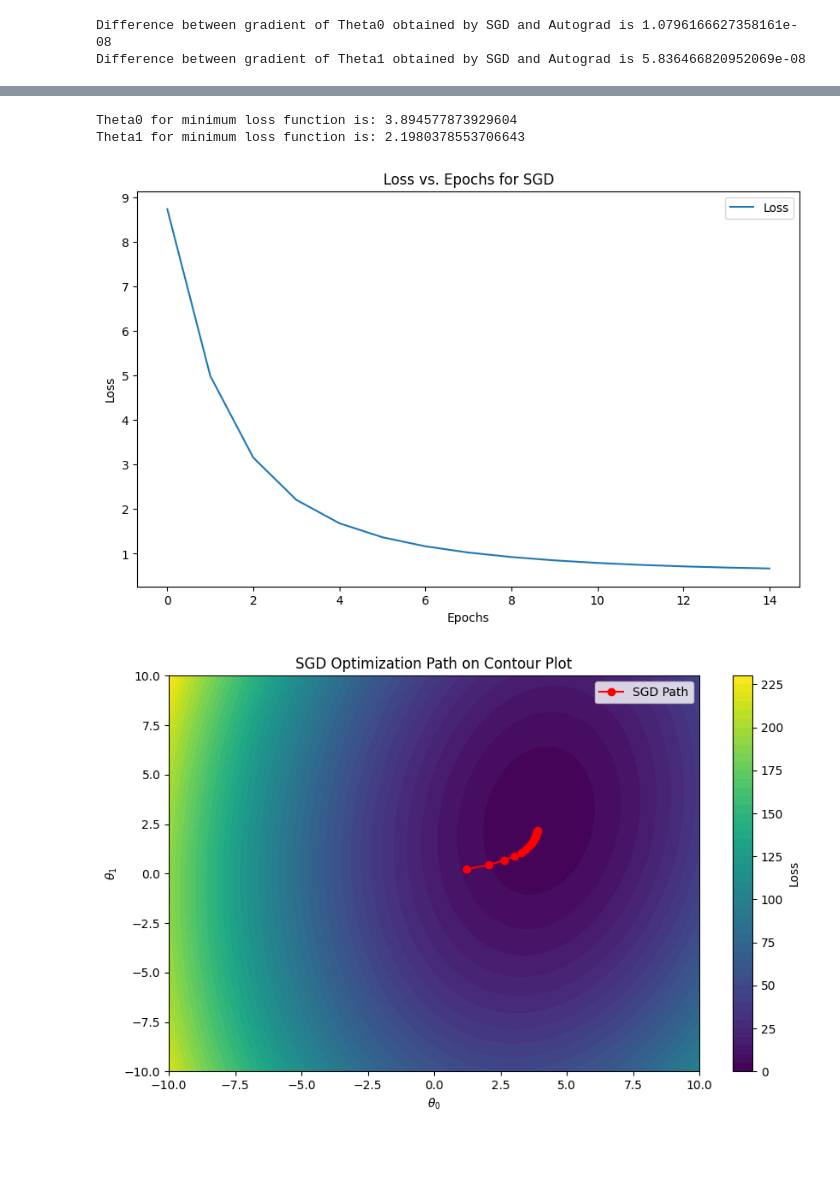
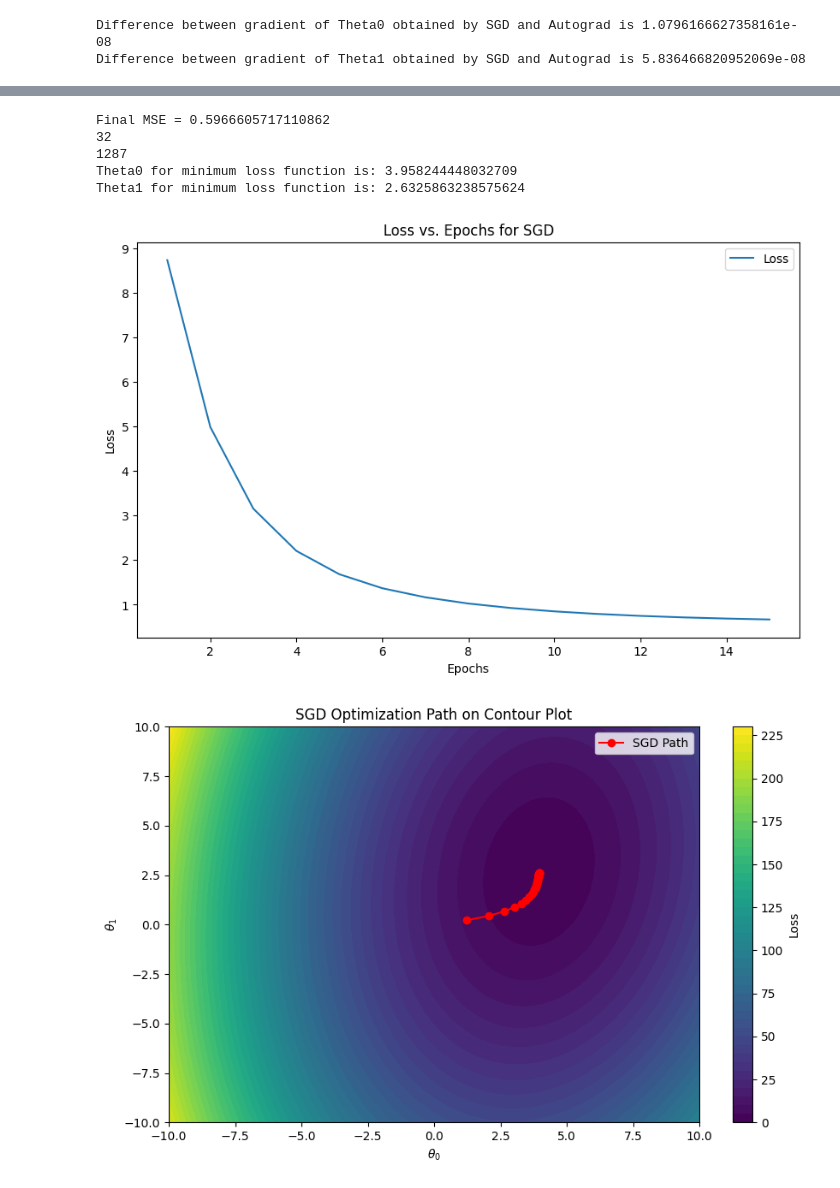
Before and after one commit to Reckadon/ES335-ML-Assignment-2, a Jupyter notebook: Task_1.ipynb, the cells around one changed output, grey strips where cells are left out. Drawn from its saved outputs; the diff is of its cells as text; code cells hidden in the pictures; blank space fills up the shorter version.

```diff
--- a/Task_1.ipynb
+++ b/Task_1.ipynb
@@ -59,9 +89,10 @@ As we can see the difference between the values obtained by Stochastic Gradient
 # %%
-ytensor = ytensor.detach().numpy()
-x = x.detach().numpy()
+if ytensor.dtype == torch.float64:
+    ytensor = ytensor.detach().numpy()
+    x = x.detach().numpy()
 theta0_fgd = 0
 theta1_fgd = 0
-lr = 0.01
+lr = 0.1
 theta0_vals = []
 theta1_vals = []
 loss_vals = []
@@ -73,12 +104,14 @@ for i in range(2000):
     theta1_vals.append(theta1_fgd)
     loss_vals.append(((ytensor - ypred) ** 2).mean())
     if abs(minloss - ((ytensor-ypred)**2).mean()) <0.001:
+        print(((ytensor-ypred)**2).mean())
+        print(i)
         break
 print(f"Theta0 for minimum loss function is: {theta0_fgd}")
 print(f"Theta1 for minimum loss function is: {theta1_fgd}")
 
 plt.figure(figsize=(10, 6))
-plt.plot(range(15), loss_vals[0:15], label='Loss')
+plt.plot(range(1,16), loss_vals[0:15], label='Loss')
 plt.xlabel('Epochs')
 plt.ylabel('Loss')
 plt.title('Loss vs. Epochs')
@@ -103,4 +136,9 @@ plt.ylabel(r'$\theta_1$')
 plt.title('Gradient Descent Optimization Path')
 plt.legend()
 plt.show()
+plt.scatter(x1,y)
+line = theta0_fgd + theta1_fgd*x1
+plt.plot(x1,line,'r')
+plt.title('Line fitted on data by vanilla gradient descent')
+plt.show()
 # %% [output]
@@ -113,53 +154,65 @@ theta0_sgd = 0
 theta1_sgd = 0
 theta0_vals = []
 theta1_vals = []
-loss_vals = []
-for epoch in range(15):
+loss_valsgd = []
+lr = 0.01
+for epoch in range(2000):
     for i in range(len(x)):
         ypred = theta0_sgd + theta1_sgd * x[i]
         theta0_sgd -= -lr*(ytensor[i]-ypred)
         theta1_sgd -= -lr*((ytensor[i]-ypred)*x[i])
     loss = ((ytensor - theta0_sgd-theta1_sgd*x) ** 2).mean()
-    loss_vals.append(loss)
+    loss_valsgd.append(loss)
     theta0_vals.append(theta0_sgd)
     theta1_vals.append(theta1_sgd)
-    if loss < 0.001:
+    if abs(minloss-loss) < 0.001:
+        print(f"Final MSE = {loss}")
+        print(epoch)
+        print(epoch*len(x)+i-epoch)
         break
 print(f"Theta0 for minimum loss function is: {theta0_sgd}")
 print(f"Theta1 for minimum loss function is: {theta1_sgd}")
 
 plt.figure(figsize=(10, 6))
-plt.plot(range(len(loss_vals)), loss_vals, label='Loss')
+plt.plot(range(1,16), loss_valsgd[0:15], label='Loss')
 plt.xlabel('Epochs')
 plt.ylabel('Loss')
 plt.title('Loss vs. Epochs for SGD')
 plt.legend()
 plt.show()
 
 
 theta0_range = np.linspace(-10, 10, 100)
 theta1_range = np.linspace(-10, 10, 100)
 T0, T1 = np.meshgrid(theta0_range, theta1_range)
 Z = np.zeros_like(T0)
 
 
 for i in range(len(theta0_range)):
     for j in range(len(theta1_range)):
         y_pred = T0[i, j] + T1[i, j] * x
         Z[i, j] = ((ytensor - y_pred) ** 2).mean()
 
 
 plt.figure(figsize=(10, 6))
 plt.contourf(T0, T1, Z, levels=50, cmap='viridis')
 plt.colorbar(label='Loss')
 plt.plot(theta0_vals, theta1_vals, 'ro-', label='SGD Path')
 plt.xlabel(r'$\theta_0$')
 plt.ylabel(r'$\theta_1$')
 plt.title('SGD Optimization Path on Contour Plot')
 plt.legend()
 plt.show()
+plt.scatter(x1,y)
+line = theta0_sgd + theta1_sgd*x1
+plt.plot(x1,line,'r')
+plt.title('Line fitted on data by stochastic gradient descent')
+plt.show()
 # %% [output]
-Theta0 for minimum loss function is: 3.894577873929604
-Theta1 for minimum loss function is: 2.1980378553706643
+Final MSE = 0.5966605717110862
+32
+1287
+Theta0 for minimum loss function is: 3.958244448032709
+Theta1 for minimum loss function is: 2.6325863238575624
-[figure, old version]
+[figure, new version]
-[figure, old version]
+[figure, new version]
```
Also changed, not shown: parts of 16 cells of this notebook.
